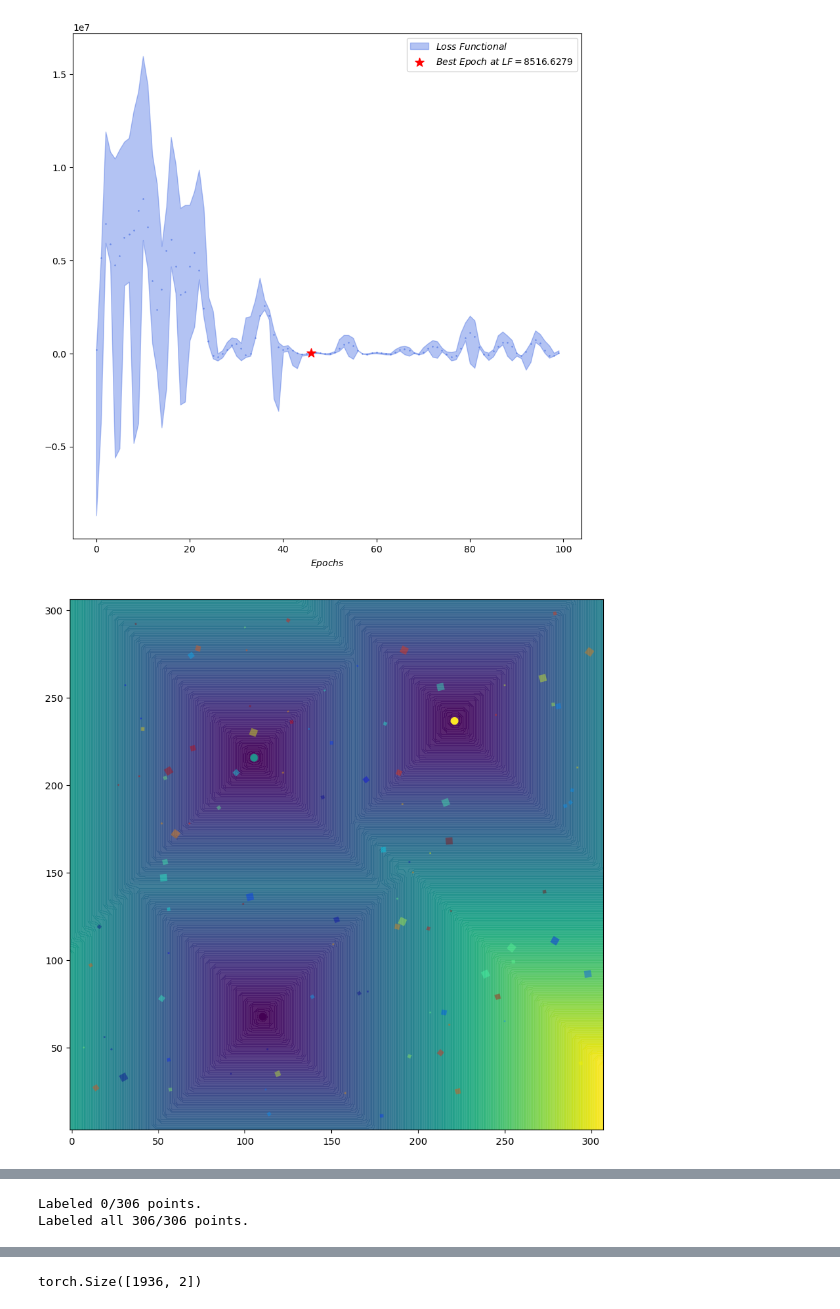
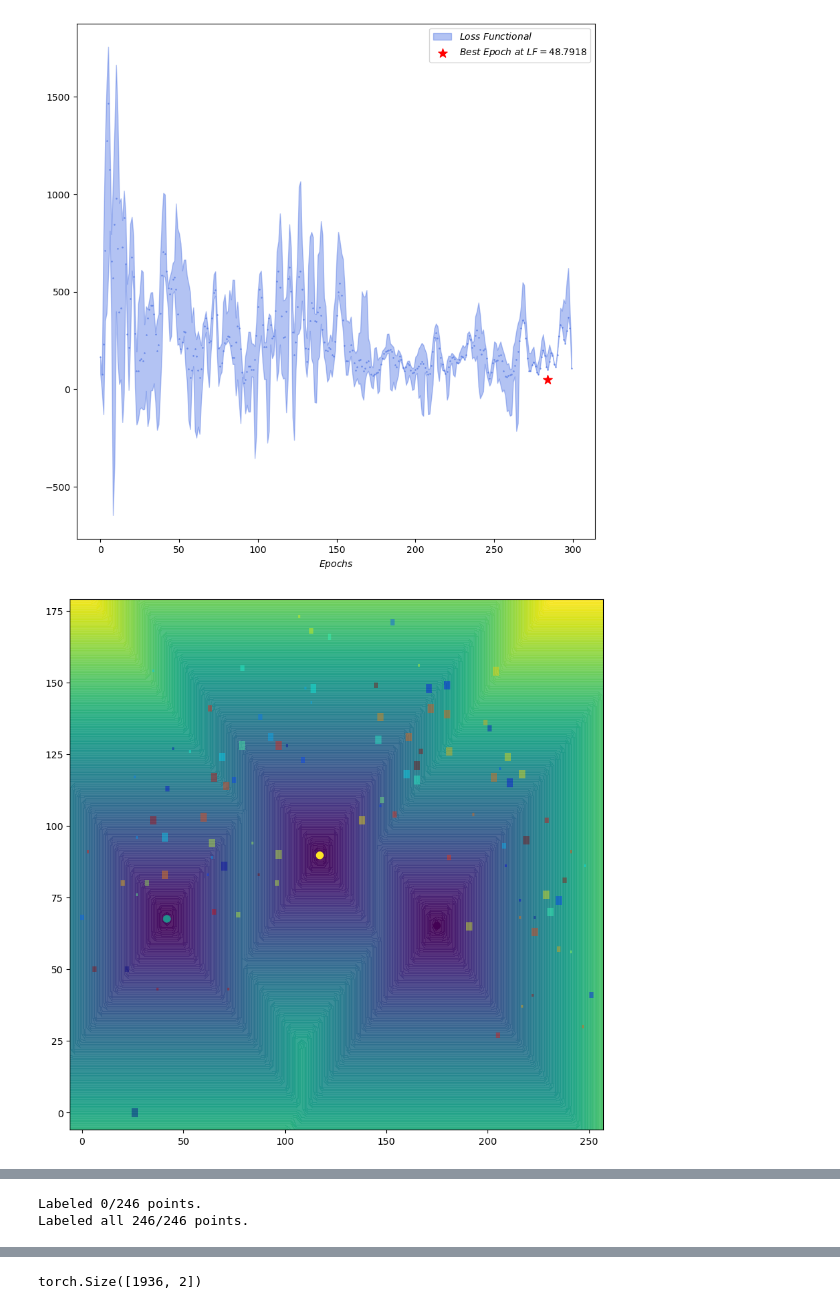
Before and after one commit to PRigas96/GeoCluster, a Jupyter notebook: class.ipynb, the cells around one changed output, grey strips where cells are left out. Saved outputs shown, nothing was run; the diff lists cells and outputs as text; code cells hidden in the pictures.

```diff
--- a/class.ipynb
+++ b/class.ipynb
@@ -6,17 +123,28 @@ from src.utils.data import loadData
 device = torch.device("cuda:0" if torch.cuda.is_available() else "cpu")
 device = "cpu"
 data, _ = loadData(100)
-
-learning_rate = 5e-3 # 1e-2
+data = squares
+#data = rects
+learning_rate = 1e-2 # 1e-2, 5e-3
+k = 3
 teacher_args = {
     "optimizer_lr": learning_rate,
-    "epochs": 100, # 200
+    "epochs": 300, # 200
     "times": 10,
-    "alpha": 10, # 5
-    "beta": 5,
-    "number_of_centroids": 3,
+    "alpha": 1, # 5 , 10
+    "beta": 1, # 5
+    "gamma": 2,
+    "delta": 1,
+    "f_clk": 2,
+    "scale": 1,
+    "number_of_centroids": k,
+    "latent_size": 30,
+    "encoder_width": 200,
+    "encoder_depth": 5,
+    "predictor_width": k*200,
+    "predictor_depth": 2+1+3,
 }
-n = 30
+n = 20
 un_args = {
     "N": n,
     "M": n**2-1, # 10000 - 1
@@ -29,8 +157,8 @@ student_args = {
     "depth": 5,
 }
 
-stop_criterion = 0.3*len(data) if len(data) > 500 else 100
-thresshold = 25
+stop_criterion = 0.1*k*len(data) if len(data) > 500 else 100
+thresshold = 90
 ktree = Ktree(thresshold, data, teacher_args, un_args, student_args)
 ktree.create_tree(save_path_prefix="models/squares/100/class", plot=True)
 # %% [output]
@@ -52,6 +180,6 @@ Epoch: 100/100..  Training loss: 9919.58398..  Reg Proj: 0.00000..  Reg Latent:
 Saved teacher config to models/squares/100/class0_teacher_config.pt
 Saved teacher training results to models/squares/100/class0_teacher_training_results.npy
-[figure, old version]
+[figure, new version]
-[figure, old version]
+[figure, new version]
 ====================
 getUncertaintyArea
@@ -67,2 +195,2 @@ i is 900
-Labeled 0/306 points.
-Labeled all 306/306 points.
+Labeled 0/246 points.
+Labeled all 246/246 points.
```
Also changed, not shown: parts of 13 cells of this notebook, 3 other files.
